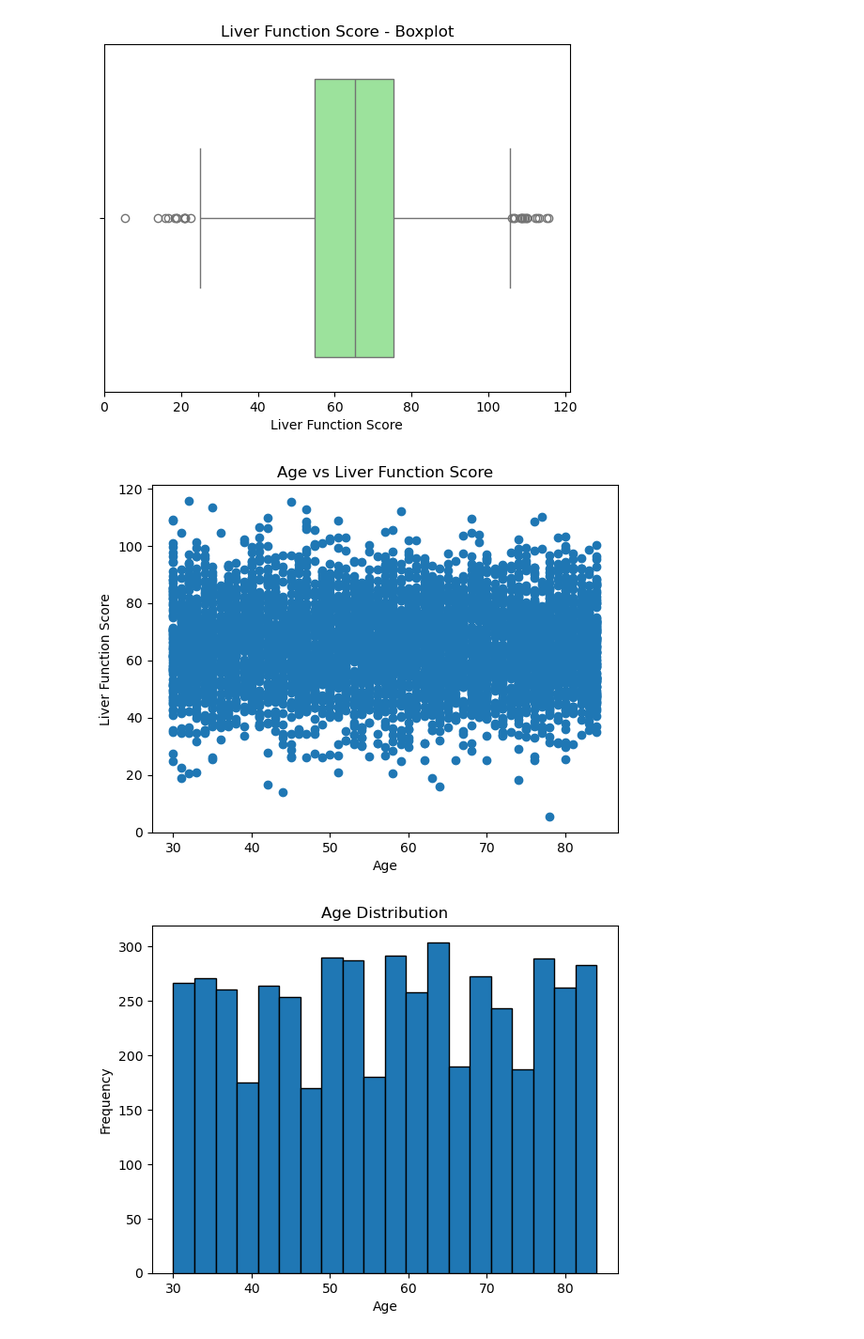
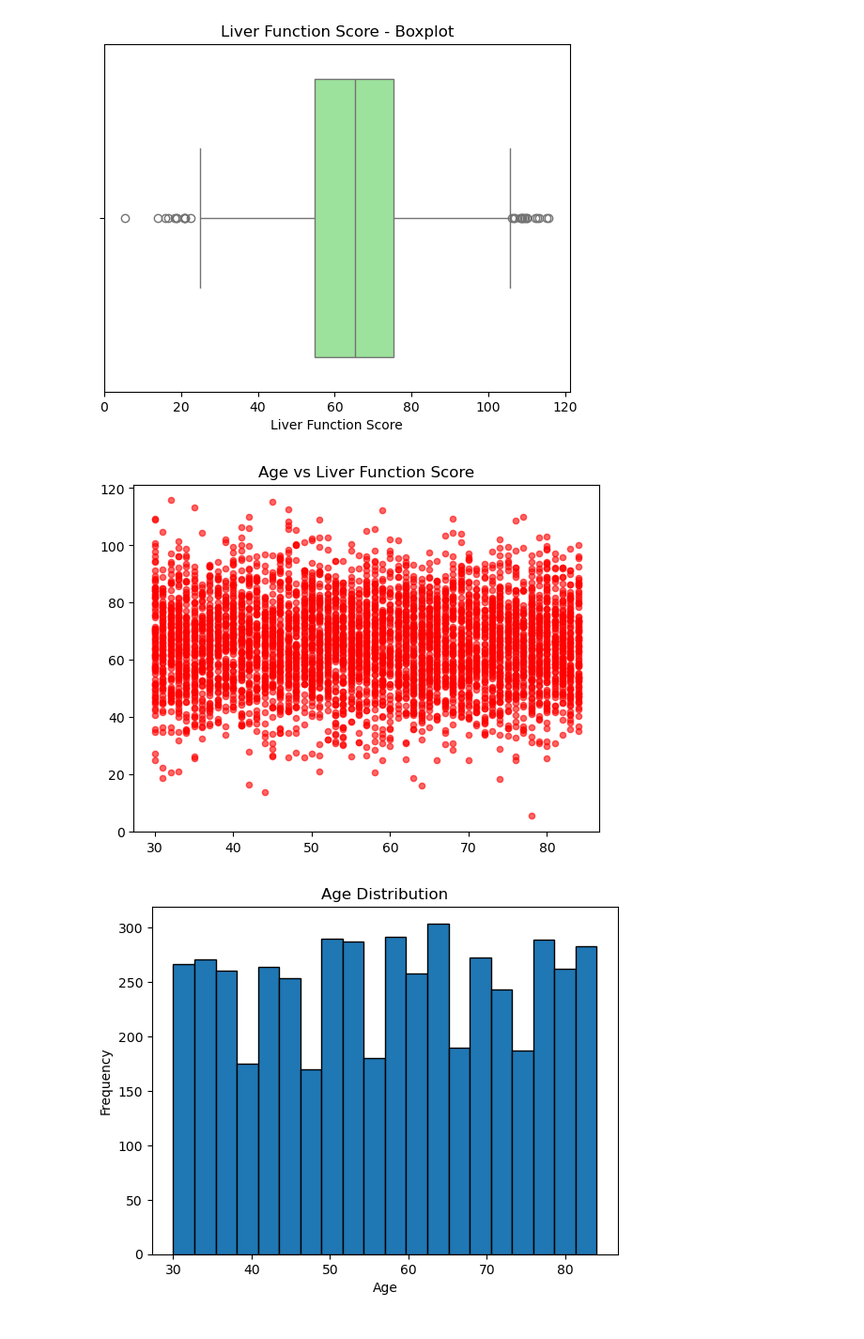
Before and after one commit to baina769/TestProj, a Jupyter notebook: Add_project.ipynb, the cells around one changed output. Shown at 94% size. Saved outputs shown, nothing was run; the diff lists cells and outputs as text; code cells hidden in the pictures.

```diff
--- a/Add_project.ipynb
+++ b/Add_project.ipynb
@@ -108,14 +108,11 @@ plt.show()
 [figure]
 # %%
 #scatter plot
-
-plt.scatter(df["age"], df["liver_function_score"])
+plt.scatter(df["age"], df["liver_function_score"], color='red', s=20, alpha=0.6)
 plt.title("Age vs Liver Function Score")
-plt.xlabel("Age")
-plt.ylabel("Liver Function Score")
 plt.show()
 # %% [output]
-[figure, old version]
+[figure, new version]
 # %%
 #Histogram
 plt.hist(df["age"], bins=20, edgecolor='black')
```
Also changed, not shown: parts of 1 cell of this notebook, 1 other file.
